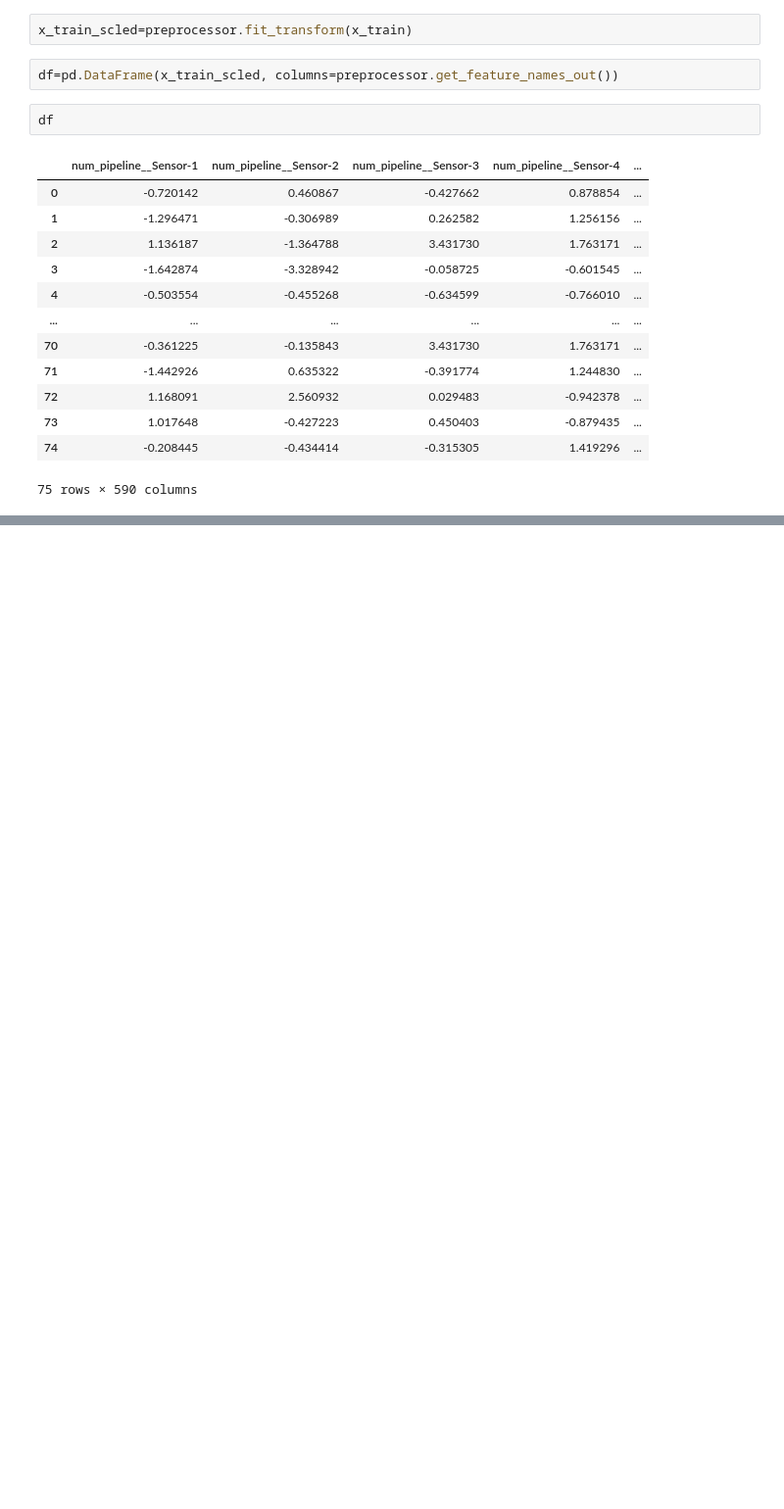
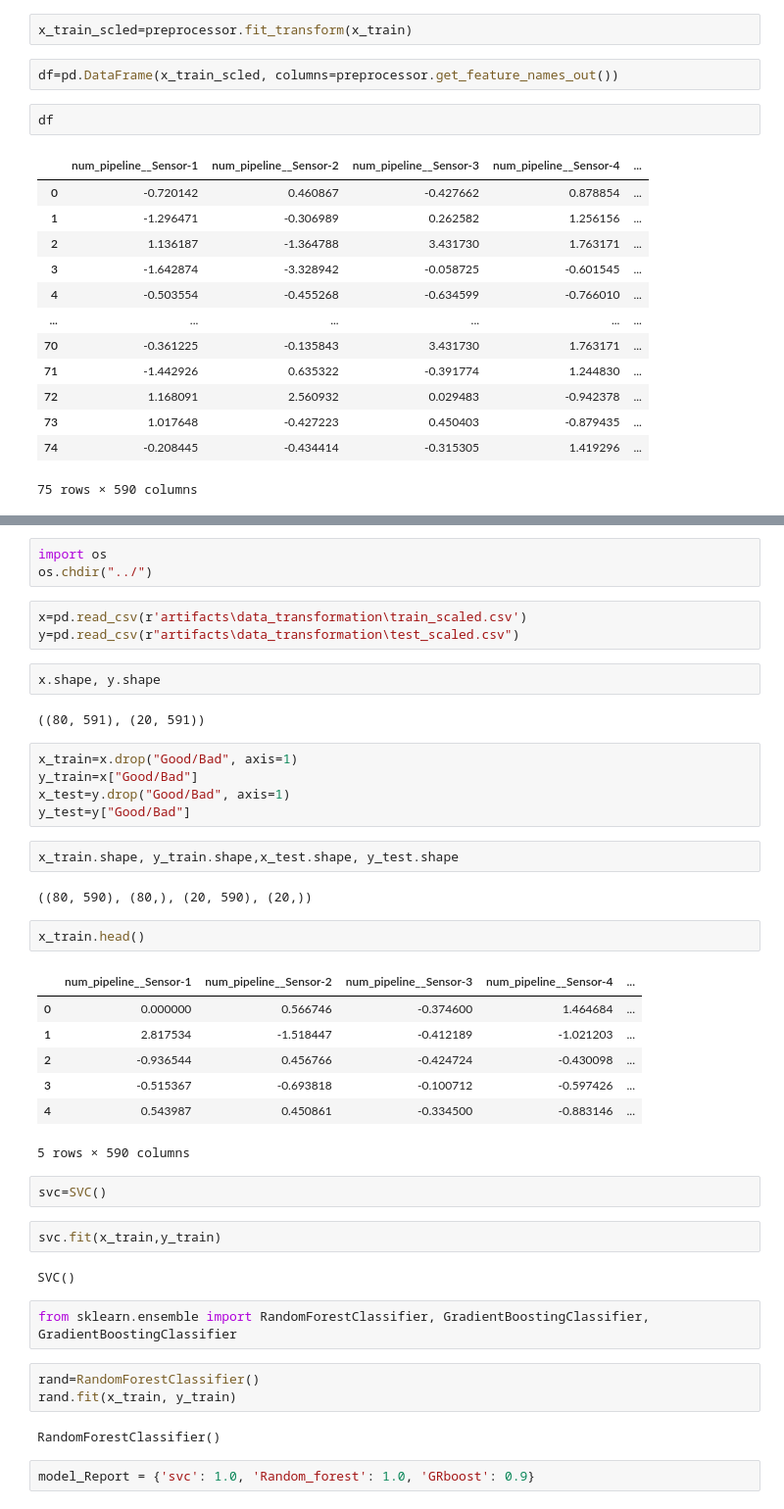
Before and after one commit to Abhikkumar619/Wafer_sensor_project, a Jupyter notebook: research/Experiment.ipynb, the cells around one changed output, grey strips where cells are left out. Shown: that part at 98% size. Drawn from its saved outputs; the diff is of its cells as text; blank space fills up the shorter version.

Commit message:
model trainer added

```diff
--- a/research/Experiment.ipynb
+++ b/research/Experiment.ipynb
@@ -491,0 +518,44 @@ df
+# %%
+import os
+os.chdir("../")
+# %%
+x=pd.read_csv(r'artifacts\data_transformation\train_scaled.csv')
+y=pd.read_csv(r"artifacts\data_transformation\test_scaled.csv")
+# %%
+x.shape, y.shape
+# %% [output]
+((80, 591), (20, 591))
+# %%
+x_train=x.drop("Good/Bad", axis=1)
+y_train=x["Good/Bad"]
+x_test=y.drop("Good/Bad", axis=1)
+y_test=y["Good/Bad"]
+# %%
+x_train.shape, y_train.shape,x_test.shape, y_test.shape
+# %% [output]
+((80, 590), (80,), (20, 590), (20,))
+# %%
+x_train.head()
+# %% [output]
+|  | num_pipeline__Sensor-1 | num_pipeline__Sensor-2 | num_pipeline__Sensor-3 | num_pipeline__Sensor-4 | ... |
+| 0 | 0.000000 | 0.566746 | -0.374600 | 1.464684 | ... |
+| 1 | 2.817534 | -1.518447 | -0.412189 | -1.021203 | ... |
+| 2 | -0.936544 | 0.456766 | -0.424724 | -0.430098 | ... |
+| 3 | -0.515367 | -0.693818 | -0.100712 | -0.597426 | ... |
+| 4 | 0.543987 | 0.450861 | -0.334500 | -0.883146 | ... |
+5 rows × 590 columns
+# %%
+svc=SVC()
+# %%
+svc.fit(x_train,y_train)
+# %% [output]
+SVC()
+# %%
+from sklearn.ensemble import RandomForestClassifier, GradientBoostingClassifier, GradientBoostingClassifier
+# %%
+rand=RandomForestClassifier()
+rand.fit(x_train, y_train)
+# %% [output]
+RandomForestClassifier()
+# %%
+model_Report = {'svc': 1.0, 'Random_forest': 1.0, 'GRboost': 0.9}
```
Also changed, not shown: parts of 20 cells of this notebook, 10 other files.
